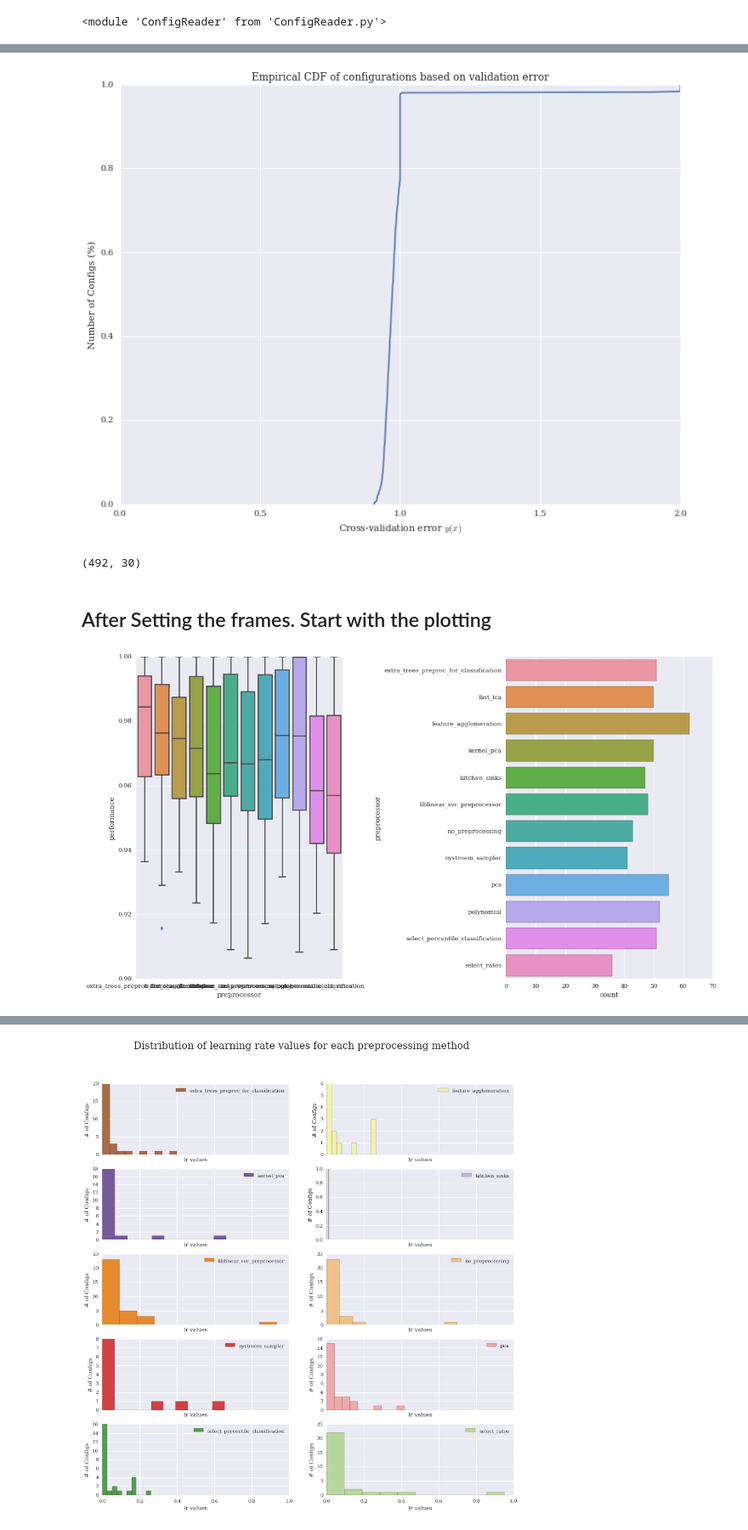
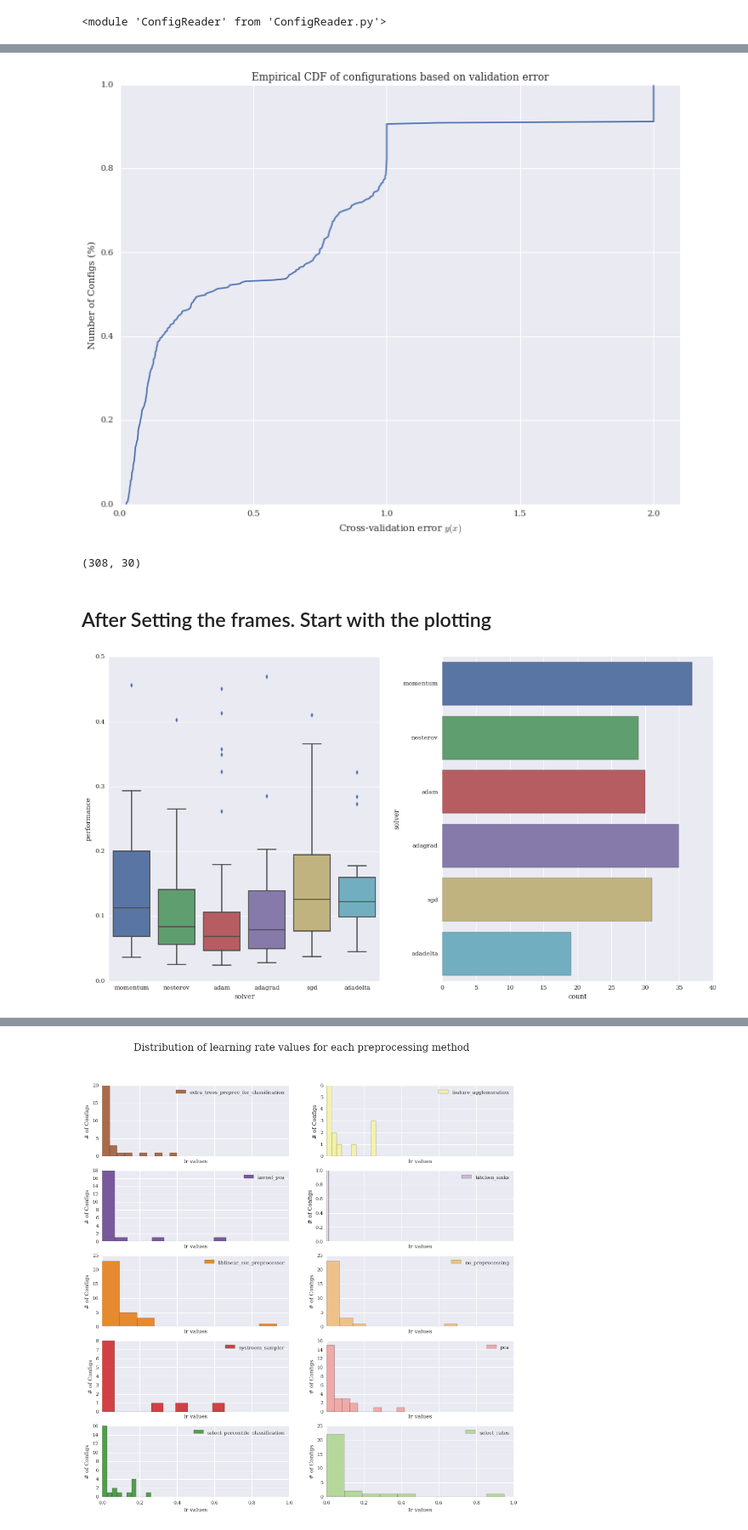
Before and after one commit to hmendozap/master-arbeit-projects, a Jupyter notebook: plotting_param_distros/Trajectory_Configs_Plots.ipynb, the cells around one changed output, grey strips where cells are left out. Shown: that part at 85% size. Cells and saved outputs as stored; diff of their text form; code cells hidden in the pictures.

```diff
--- a/plotting_param_distros/Trajectory_Configs_Plots.ipynb
+++ b/plotting_param_distros/Trajectory_Configs_Plots.ipynb
@@ -18,7 +18,7 @@ plt.rc('font', size=20.0, family='serif')
 # %%
 # Data location and scenario
 data_dir = '/mhome/mendozah/nn_prepro_Experiment/results/experiment/'
-dataset = '772_bac'
+dataset = '554_bac'
 preprocessor='select_rates'
 fline = 'detailed-traj-run-10.csv'
 traj_file = os.path.join(data_dir, dataset, preprocessor, dataset, fline)
@@ -30,7 +30,7 @@ reload(cr)
 reader = cr.ConfigReader(data_dir=data_dir, scenario=dataset)
 # %%
 # But we also get a DataFrame with the data (can also be done in R)
-test_dataframe = ldp.load_trajectory_by_file(traj_file,
+test_dataframe = reader.load_trajectory_by_file(traj_file,
                                           full_config=False)
 # %%
 tdf = reader.load_trajectories()
@@ -51,12 +45,12 @@ yvals = np.arange(len(sorted_Y)) / float(len(sorted_Y))
 # %%
 plt.plot( sorted_Y, yvals )
 plt.xlabel("Cross-validation error $y(x)$")
 plt.ylabel(r"Number of Configs (%)")
-plt.xlim(0.0, 2.0)
+plt.xlim(0.0, 2.1)
 plt.title("Empirical CDF of configurations based on validation error")
 plt.show()
 # %% [output]
-[figure, old version]
+[figure, new version]
 # %%
 # Start filtering the error
 err_threshold = 1.0
@@ -69,7 +63,7 @@ else:
 
 print filtered.shape
 # %% [output]
-(492, 30)
+(308, 30)
 # %% [markdown]
 ## After Setting the frames. Start with the plotting
 # %%
@@ -86,7 +80,7 @@ def plotting_threshold(error_threshold, categories):
 widgets.interact(plotting_threshold, error_threshold=(0.4,1,0.1),
                  categories={'Solver':'solver', 'Preprocessor':'preprocessor'})
 # %% [output]
-[figure, old version]
+[figure, new version]
 # %%
 # Create the grouping of the filtered DF
 solver_filt = filtered.groupby('solver')
```
Also changed, not shown: parts of 5 cells of this notebook, 5 other files.
